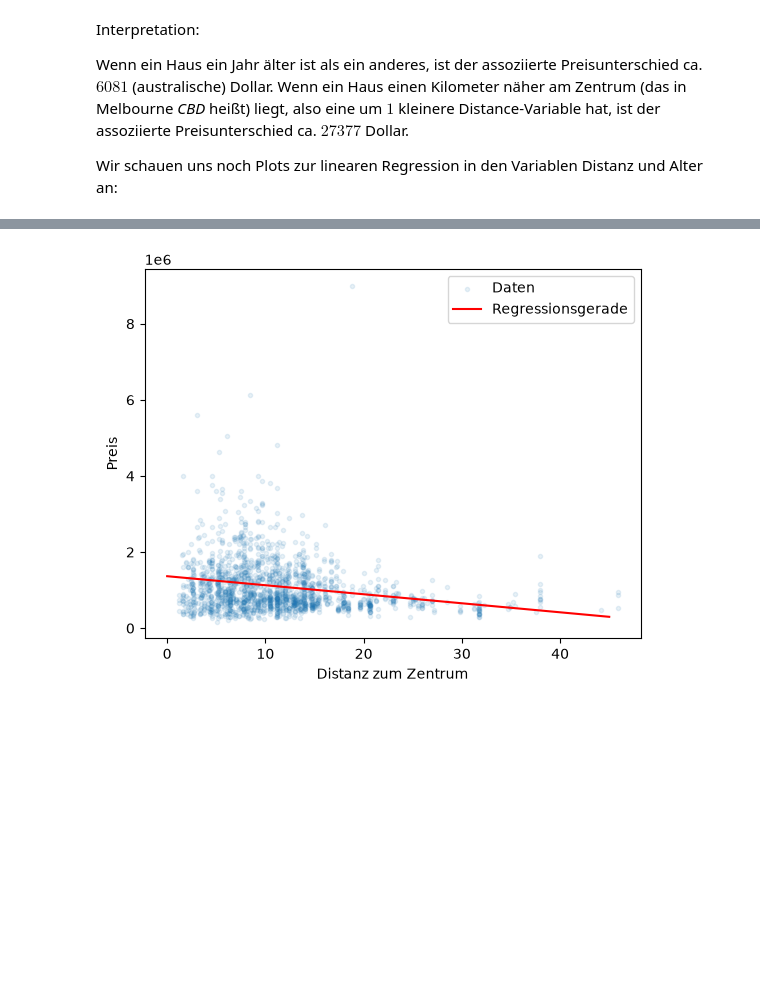
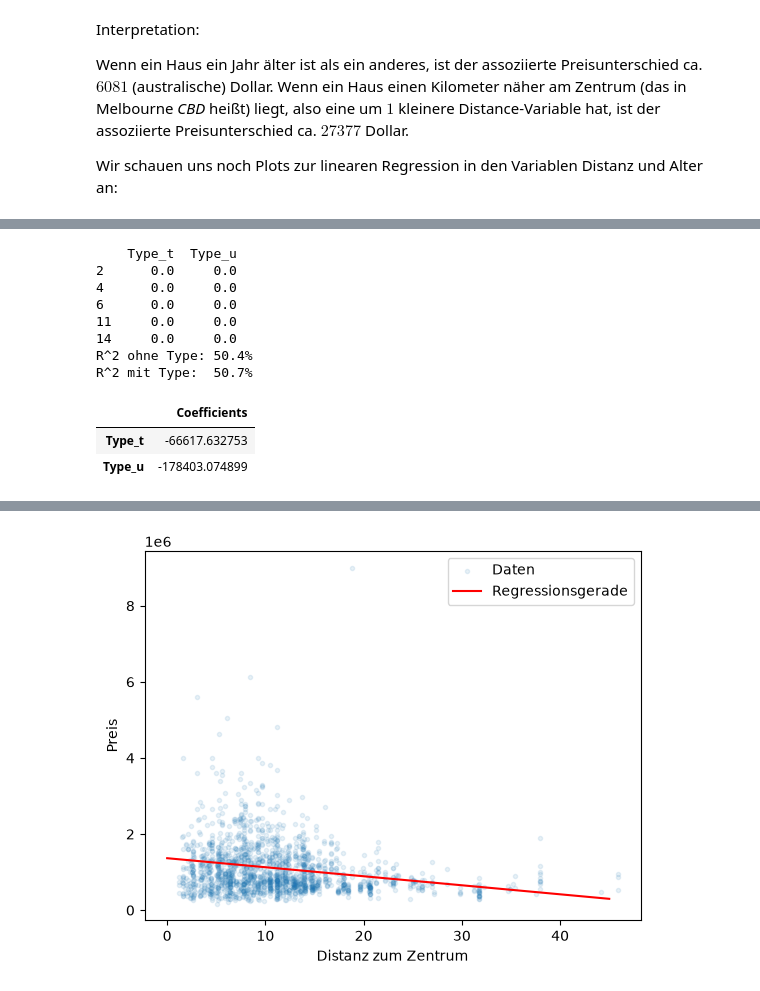
Before and after one commit to konradvoelkel/ds-skript-mirror, a Jupyter notebook: lineare-regression.ipynb, the cells around one changed output, grey strips where cells are left out. Saved outputs shown, nothing was run; the diff lists cells and outputs as text; code cells hidden in the pictures; blank space fills up the shorter version.

```diff
--- a/lineare-regression.ipynb
+++ b/lineare-regression.ipynb
@@ -397,0 +434,25 @@ Wir schauen uns noch Plots zur linearen Regression in den Variablen Distanz und
+# %%
+dummies = pd.get_dummies(df['Type'], prefix='Type', drop_first=True, dtype=float)
+print(dummies.head())
+
+x_onehot = pd.concat([df[regressor_columns], dummies], axis=1)
+x_train_oh, x_test_oh, y_train_oh, y_test_oh \
+ = train_test_split(x_onehot, y, test_size=.20, random_state=0)
+
+regressor_onehot = LinearRegression().fit(x_train_oh, y_train_oh)
+print("R^2 ohne Type: %.1f%%" % (100 * r2_score(y_test, y_pred)))
+print("R^2 mit Type:  %.1f%%" % (100 * r2_score(y_test_oh, regressor_onehot.predict(x_test_oh))))
+
+pd.DataFrame(data=regressor_onehot.coef_, index=x_onehot.columns, columns=['Coefficients']).tail(2)
+# %% [output]
+    Type_t  Type_u
+2      0.0     0.0
+4      0.0     0.0
+6      0.0     0.0
+11     0.0     0.0
+14     0.0     0.0
+R^2 ohne Type: 50.4%
+R^2 mit Type:  50.7%
+|  | Coefficients |
+| Type_t | -66617.632753 |
+| Type_u | -178403.074899 |
```
Also changed, not shown: parts of 4 cells of this notebook, 1 other file.
